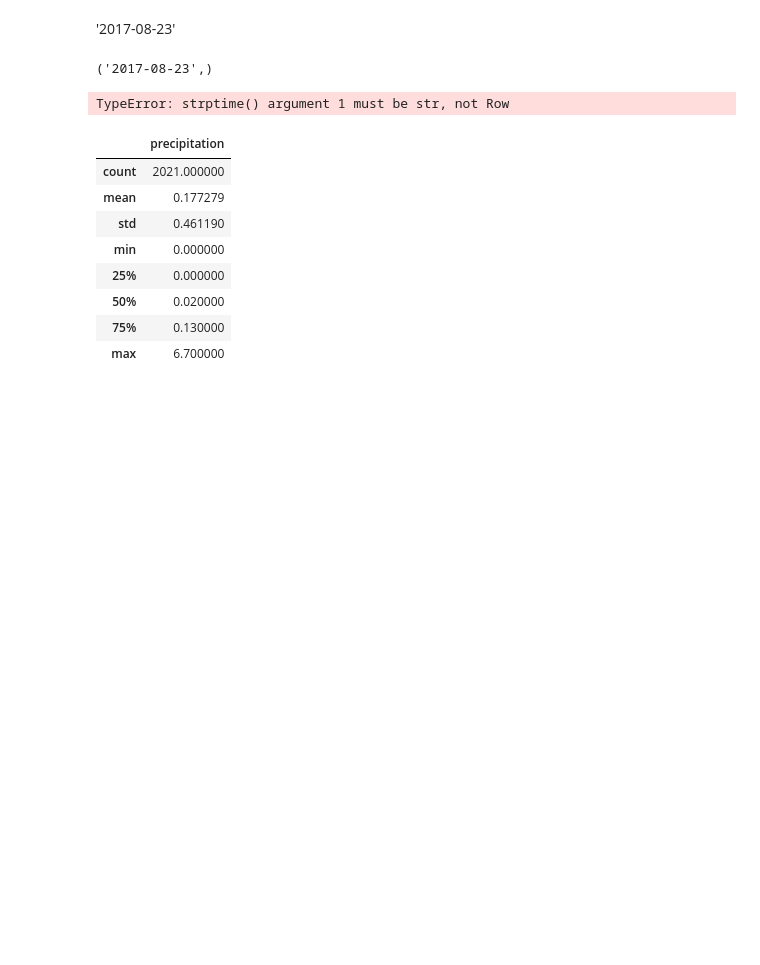
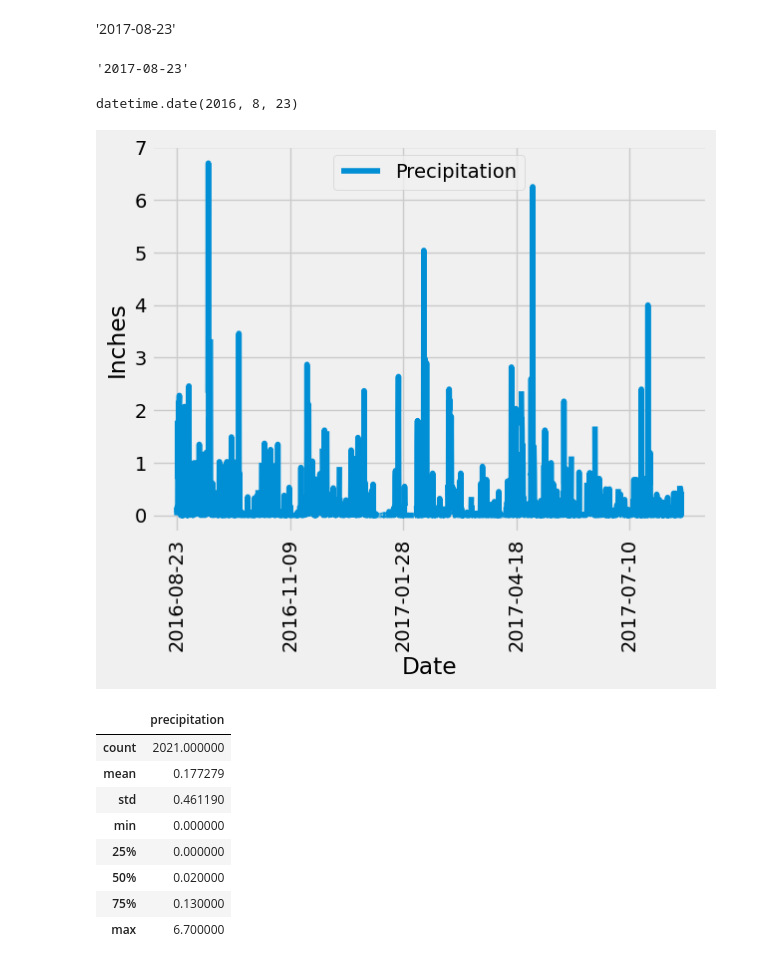
Before and after one commit to darren-coder/sqlalqemy-challenge, a Jupyter notebook: SurfsUP/climate_starter.ipynb, the cells around one changed output. Cells and saved outputs as stored; diff of their text form; code cells hidden in the pictures; blank space fills up the shorter version.

```diff
--- a/SurfsUP/climate_starter.ipynb
+++ b/SurfsUP/climate_starter.ipynb
@@ -57,8 +57,9 @@ session = Session(engine)
 # Find the most recent date in the data set.
 most_recent = session.query(measurement.date).\
     order_by(measurement.date.desc()).first()
-most_recent
+str_recent = most_recent[0]
-# %% [output]
-('2017-08-23',)
 # %%
 #one_year = dt.date(most_recent) - dt.timedelta(days=365)
+str_recent
+# %% [output]
+'2017-08-23'
@@ -65,39 +68,46 @@ most_recent
+# %%
+one = most_recent_date - dt.timedelta(days=365)
+one
+# %% [output]
+datetime.date(2016, 8, 23)
 # %%
 # Design a query to retrieve the last 12 months of precipitation data and plot the results.
 # Starting from the most recent data point in the database.
 #recent_precip = session.query(measurement.prcp).
 # Calculate the date one year from the last date in data set.
-most_recent_date = dt.datetime.strptime(most_recent, '%Y-%m-%d').date()
+most_recent_date = dt.datetime.strptime(str_recent, '%Y-%m-%d').date()
+
 
 one_year = most_recent_date - dt.timedelta(days=365)
 
 
 # Perform a query to retrieve the data and precipitation scores
-precip = session.query(measurement.prcp).\
+precip = session.query(measurement.date, measurement.prcp).\
     filter(measurement.date >= one_year).\
     order_by(measurement.date).all()
 
 # Save the query results as a Pandas DataFrame. Explicitly set the column names
 precip_df = pd.DataFrame(precip, columns=['Date', 'Precipitation'])
 
 # Sort the dataframe by date
 precip_df.sort_values(by='Date', inplace=True)
 
 # Use Pandas Plotting with Matplotlib to plot the data
-plt.figure(figsize=(10, 6))
-plt.plot(precip_df['Date'],
-         precip_df["Precipitation"],
-         marker='o',
-         linestyle='-',
-         color='b')
+# plt.figure(figsize=(10, 6))
+precip_df.plot.line(x='Date', y='Precipitation')
+# plt.plot(precip_df['Date'],
+#          precip_df['Precipitation'],
+#          #marker='o',
+#          linestyle='-',
+#          color='b')
 plt.xlabel('Date')
 plt.ylabel('Inches')
 plt.xticks(rotation=90)
 plt.legend()
 plt.tight_layout
 plt.show()
 # %% [output]
-TypeError: strptime() argument 1 must be str, not Row
+[figure, added]
 # %%
 # Use Pandas to calculate the summary statistics for the precipitation data
 # %% [output]
```
Also changed, not shown: parts of 2 cells of this notebook, 2 other files.
